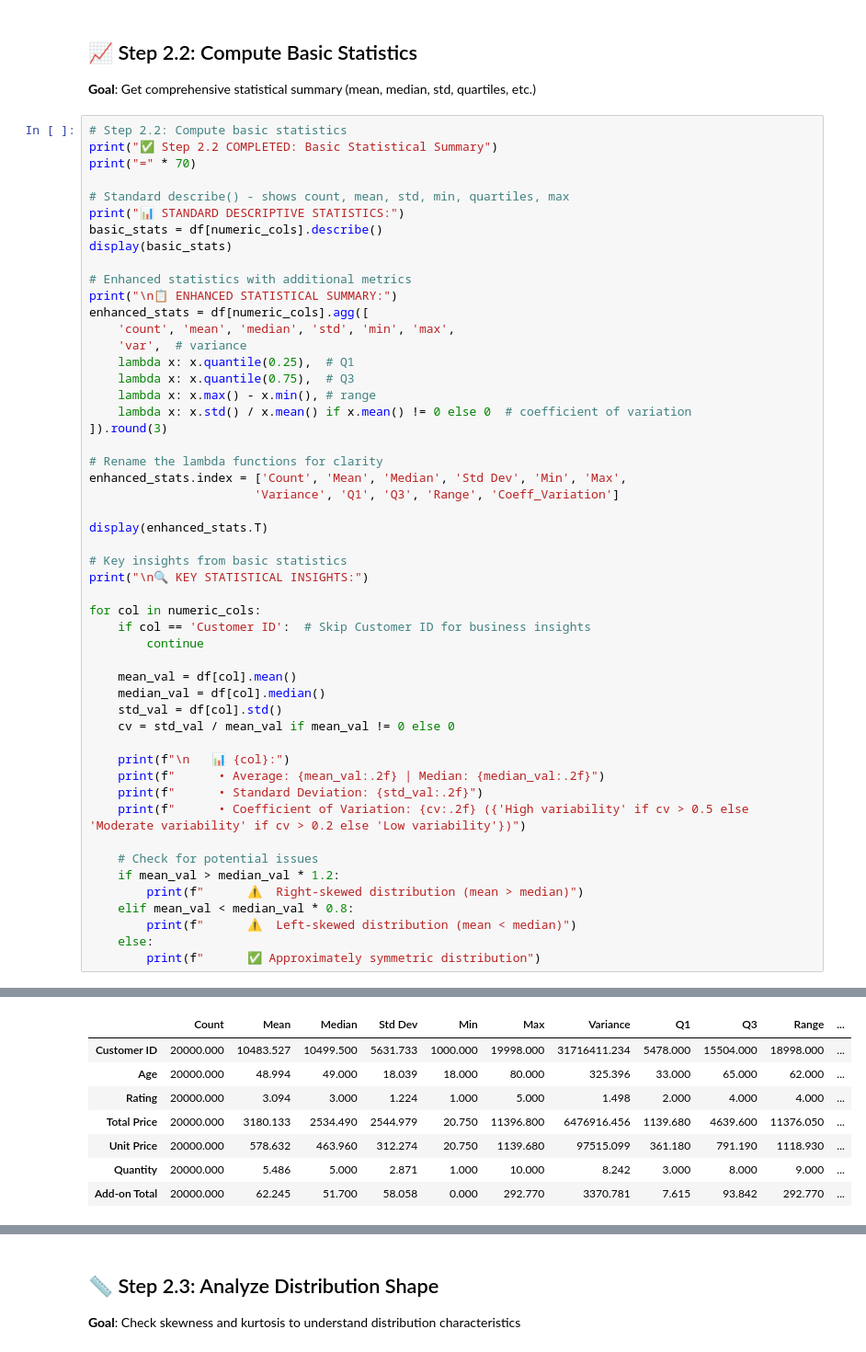
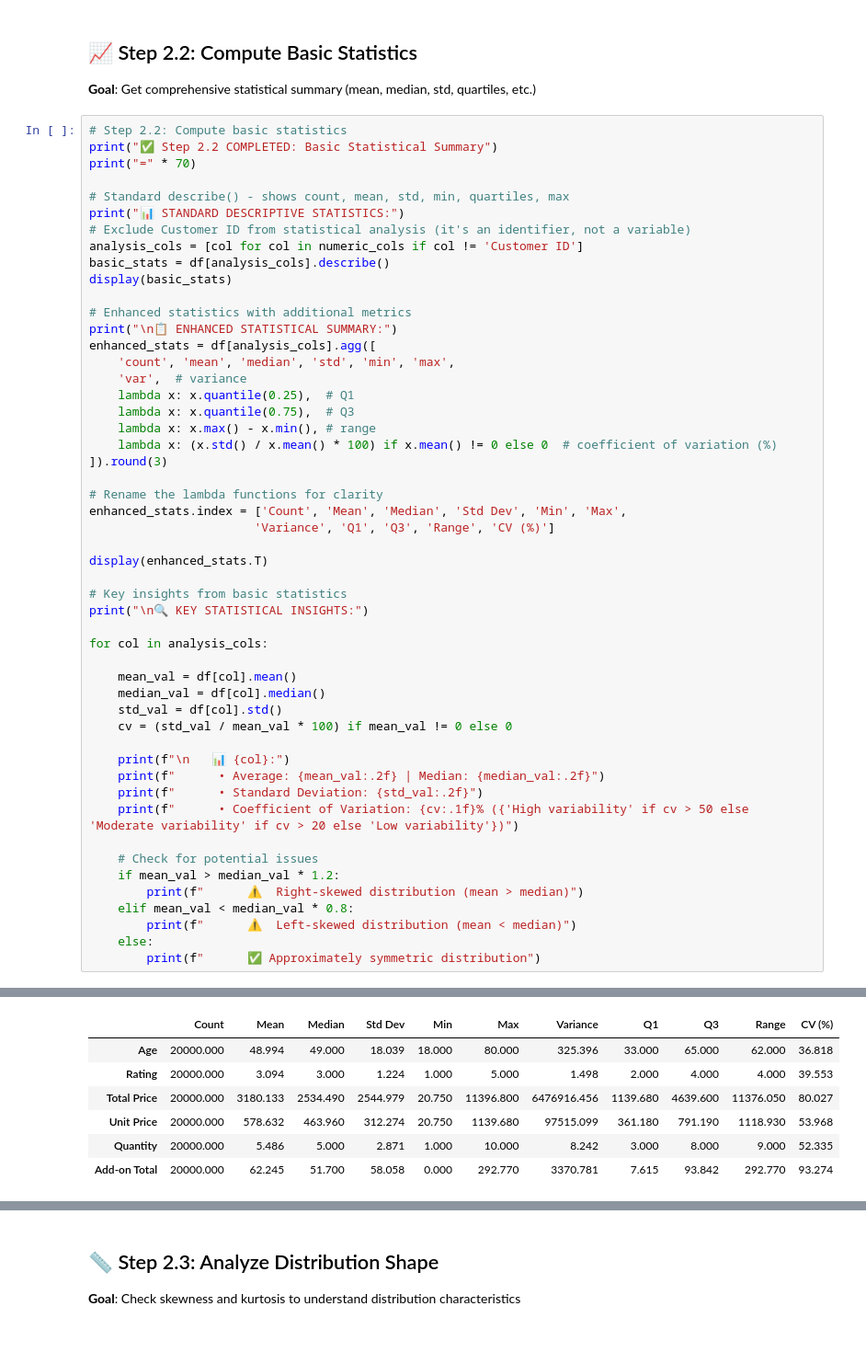
Before and after one commit to taurusn/DataMining, a Jupyter notebook: notebooks/expalortation/phase2_descriptive_statistics.ipynb, the cells around one changed output, grey strips where cells are left out. Shown at 92% size. Drawn from its saved outputs; the diff is of its cells as text.

```diff
--- a/notebooks/expalortation/phase2_descriptive_statistics.ipynb
+++ b/notebooks/expalortation/phase2_descriptive_statistics.ipynb
@@ -149,42 +149,42 @@ print("=" * 70)
 
 # Standard describe() - shows count, mean, std, min, quartiles, max
 print("📊 STANDARD DESCRIPTIVE STATISTICS:")
-basic_stats = df[numeric_cols].describe()
+# Exclude Customer ID from statistical analysis (it's an identifier, not a variable)
+analysis_cols = [col for col in numeric_cols if col != 'Customer ID']
+basic_stats = df[analysis_cols].describe()
 display(basic_stats)
 
 # Enhanced statistics with additional metrics
 print("\n📋 ENHANCED STATISTICAL SUMMARY:")
-enhanced_stats = df[numeric_cols].agg([
+enhanced_stats = df[analysis_cols].agg([
     'count', 'mean', 'median', 'std', 'min', 'max',
     'var',  # variance
     lambda x: x.quantile(0.25),  # Q1
     lambda x: x.quantile(0.75),  # Q3
     lambda x: x.max() - x.min(), # range
-    lambda x: x.std() / x.mean() if x.mean() != 0 else 0  # coefficient of variation
+    lambda x: (x.std() / x.mean() * 100) if x.mean() != 0 else 0  # coefficient of variation (%)
 ]).round(3)
 
 # Rename the lambda functions for clarity
 enhanced_stats.index = ['Count', 'Mean', 'Median', 'Std Dev', 'Min', 'Max',
-                       'Variance', 'Q1', 'Q3', 'Range', 'Coeff_Variation']
+                       'Variance', 'Q1', 'Q3', 'Range', 'CV (%)']
 
 display(enhanced_stats.T)
 
 # Key insights from basic statistics
 print("\n🔍 KEY STATISTICAL INSIGHTS:")
 
-for col in numeric_cols:
-    if col == 'Customer ID':  # Skip Customer ID for business insights
-        continue
+for col in analysis_cols:
 
     mean_val = df[col].mean()
     median_val = df[col].median()
     std_val = df[col].std()
-    cv = std_val / mean_val if mean_val != 0 else 0
+    cv = (std_val / mean_val * 100) if mean_val != 0 else 0
 
     print(f"\n   📊 {col}:")
     print(f"      • Average: {mean_val:.2f} | Median: {median_val:.2f}")
     print(f"      • Standard Deviation: {std_val:.2f}")
-    print(f"      • Coefficient of Variation: {cv:.2f} ({'High variability' if cv > 0.5 else 'Moderate variability' if cv > 0.2 else 'Low variability'})")
+    print(f"      • Coefficient of Variation: {cv:.1f}% ({'High variability' if cv > 50 else 'Moderate variability' if cv > 20 else 'Low variability'})")
 
     # Check for potential issues
     if mean_val > median_val * 1.2:
@@ -209,12 +209,11 @@ for col in numeric_cols:
 📋 ENHANCED STATISTICAL SUMMARY:
-|  | Count | Mean | Median | Std Dev | Min | Max | Variance | Q1 | Q3 | Range | ... |
-| Customer ID | 20000.000 | 10483.527 | 10499.500 | 5631.733 | 1000.000 | 19998.000 | 31716411.234 | 5478.000 | 15504.000 | 18998.000 | ... |
-| Age | 20000.000 | 48.994 | 49.000 | 18.039 | 18.000 | 80.000 | 325.396 | 33.000 | 65.000 | 62.000 | ... |
-| Rating | 20000.000 | 3.094 | 3.000 | 1.224 | 1.000 | 5.000 | 1.498 | 2.000 | 4.000 | 4.000 | ... |
-| Total Price | 20000.000 | 3180.133 | 2534.490 | 2544.979 | 20.750 | 11396.800 | 6476916.456 | 1139.680 | 4639.600 | 11376.050 | ... |
-| Unit Price | 20000.000 | 578.632 | 463.960 | 312.274 | 20.750 | 1139.680 | 97515.099 | 361.180 | 791.190 | 1118.930 | ... |
-| Quantity | 20000.000 | 5.486 | 5.000 | 2.871 | 1.000 | 10.000 | 8.242 | 3.000 | 8.000 | 9.000 | ... |
-| Add-on Total | 20000.000 | 62.245 | 51.700 | 58.058 | 0.000 | 292.770 | 3370.781 | 7.615 | 93.842 | 292.770 | ... |
+|  | Count | Mean | Median | Std Dev | Min | Max | Variance | Q1 | Q3 | Range | CV (%) |
+| Age | 20000.000 | 48.994 | 49.000 | 18.039 | 18.000 | 80.000 | 325.396 | 33.000 | 65.000 | 62.000 | 36.818 |
+| Rating | 20000.000 | 3.094 | 3.000 | 1.224 | 1.000 | 5.000 | 1.498 | 2.000 | 4.000 | 4.000 | 39.553 |
+| Total Price | 20000.000 | 3180.133 | 2534.490 | 2544.979 | 20.750 | 11396.800 | 6476916.456 | 1139.680 | 4639.600 | 11376.050 | 80.027 |
+| Unit Price | 20000.000 | 578.632 | 463.960 | 312.274 | 20.750 | 1139.680 | 97515.099 | 361.180 | 791.190 | 1118.930 | 53.968 |
+| Quantity | 20000.000 | 5.486 | 5.000 | 2.871 | 1.000 | 10.000 | 8.242 | 3.000 | 8.000 | 9.000 | 52.335 |
+| Add-on Total | 20000.000 | 62.245 | 51.700 | 58.058 | 0.000 | 292.770 | 3370.781 | 7.615 | 93.842 | 292.770 | 93.274 |
 🔍 KEY STATISTICAL INSIGHTS:
 
    📊 Age:
```
Also changed, not shown: parts of 8 cells of this notebook, 10 other files.
